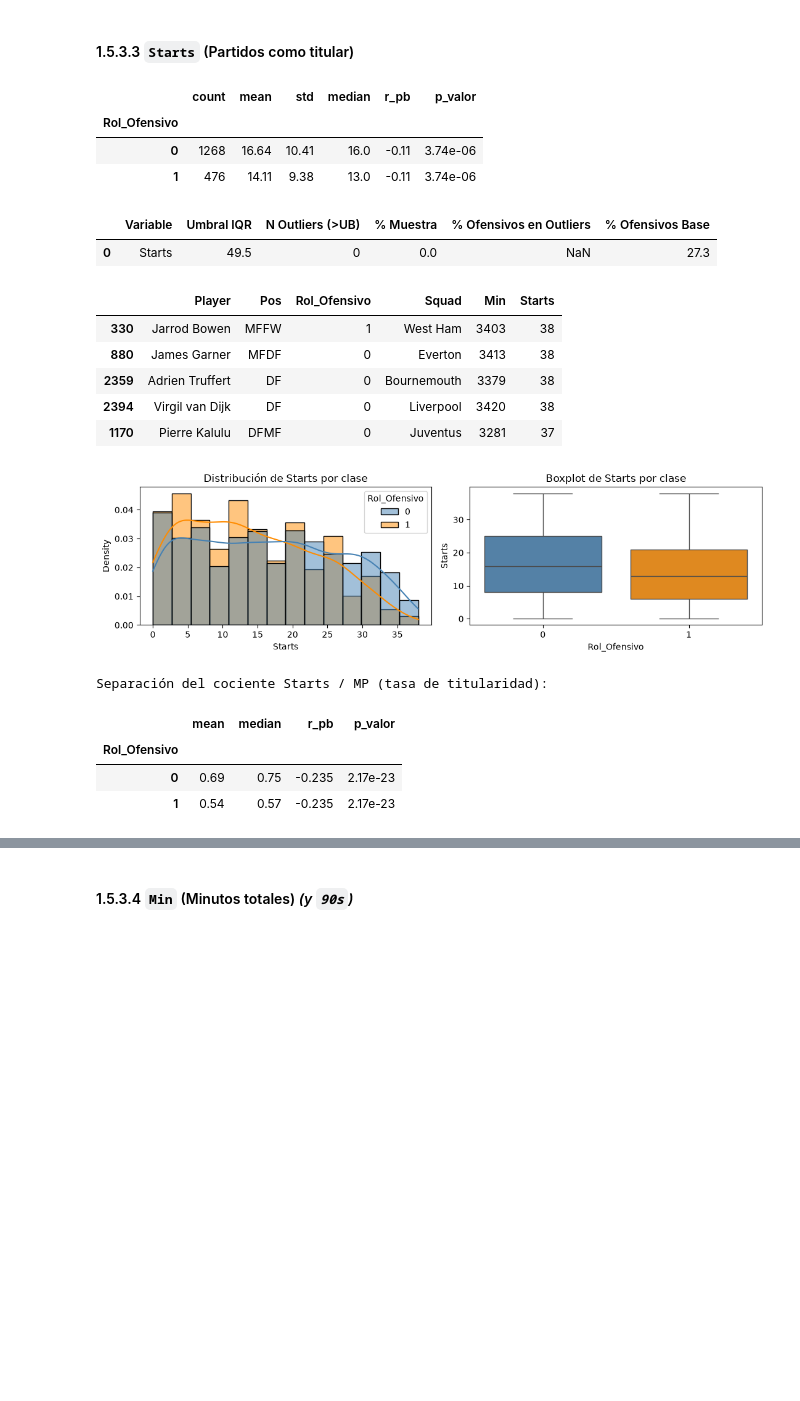
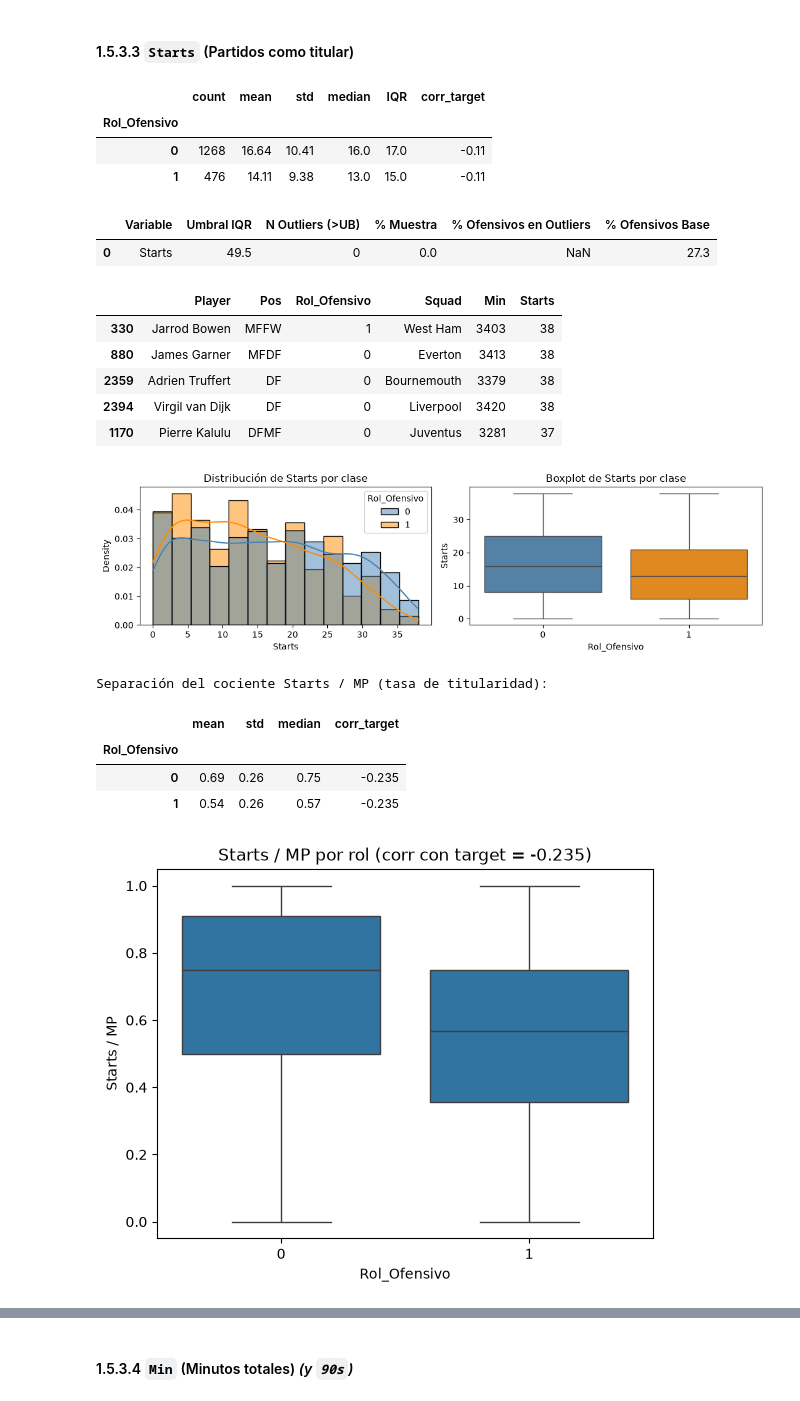
Before and after one commit to alexalvrz-yeah/Proyecto-Fusball, a Jupyter notebook: fussball.ipynb, the cells around one changed output, grey strips where cells are left out. Saved outputs shown, nothing was run; the diff lists cells and outputs as text; code cells hidden in the pictures; blank space fills up the shorter version.

```diff
--- a/fussball.ipynb
+++ b/fussball.ipynb
@@ -298,7 +298,7 @@ d = df.drop(columns=['Matches'], errors='ignore')
 # Separar id único de id repetido
 dup = d.duplicated('-9999', keep=False)
 unicos = d[~dup].copy()
-repetidos = d[dup].sort_values('Min', ascending=False)   # 'first' = club con más minutos
+repetidos = d[dup].sort_values('Min', ascending=False).copy()   # 'first' = club con más minutos
 
 # solo los repetidos
 sumas = ['MP', 'Starts', 'Min', '90s', 'Gls', 'Ast', 'G+A',
@@ -327,3 +327,18 @@ unicos['n_clubes'] = 1
 unicos['traspaso'] = False
 
 df_nodup = pd.concat([unicos, cons[unicos.columns]], ignore_index=True)
+
+# multi-hot ponderado por minutos (cada liga = fracción de minutos del jugador en ella)
+w = d[['-9999', 'Comp', 'Min']].copy()
+w['Min'] = w['Min'].fillna(0)
+w['peso'] = w['Min']
+
+# jugadores con 0 minutos en total: reparto uniforme entre sus filas para evitar 0/0
+sin_min = w.groupby('-9999')['Min'].transform('sum') <= 0
+w.loc[sin_min, 'peso'] = 1
+
+frac = w.pivot_table(index='-9999', columns='Comp',
+                     values='peso', aggfunc='sum', fill_value=0)
+frac = frac.div(frac.sum(axis=1), axis=0).add_prefix('liga_')
+
+df_nodup = df_nodup.merge(frac, left_on='-9999', right_index=True, how='left')
@@ -403,8 +419,3 @@ En el caso de *Comp*, vamos a hacer *one hot encoding* porque queremos saber a q
 En el de *Pos* lo que haremos es convertirla en una binaria, queremos saber si el jugador juega de delantero (tiene FW o alguna combinación que lo incluya) o no. Arriba hemos visto que los que contienen *foward* son FW, MFFW, FWMF y DFFW, serán 1. El resto serán 0.
 
 Hagamos las transformaciones:
-# %%
-df_filtrado = pd.get_dummies(df_filtrado, columns=['Comp'], dtype=int, drop_first=True) # perdemos bundesliga
-# pero si no perteneces a ninguna de las cuatro ligas representadas por el dummy, eres de la bundesliga
-# no pierdes info ni eres redundante asi
-df_filtrado.head()
@@ -461,8 +464,5 @@ Disponemos de 2181 jugadores y 26 atributos.
 # %% [markdown]
 Hemos reducido bastantes dimensiones, teniendo en cuenta que luego vamos a quitar más.
-# %%
-cols = ["Comp_eng Premier League","Comp_es La Liga","Comp_fr Ligue 1","Comp_it Serie A","Rol_Ofensivo","traspaso"]
-df_filtrado[cols] = df_filtrado[cols].astype('category')
 # %% [markdown]
 ## 1.5 EDA
 
@@ -663,31 +663,36 @@ Jugadores con más de 38 partidos (por traspaso invernal entre calendarios):
 # %% [markdown]
 #### 1.5.3.3 `Starts` (Partidos como titular)
 # %%
-# 1.5.3.3 Starts (Titularidades) y comprobación de la proporción Starts / MP
 analizar_variable('Starts')
 
 ratio_titular = X_train['Starts'] / X_train['MP']
 r_ratio, _ = pointbiserialr(y_train, ratio_titular)
 resumen_ratio = train_df.assign(Starts_MP=ratio_titular).groupby('Rol_Ofensivo')['Starts_MP'].agg(['mean', 'std', 'median']).round(2)
 resumen_ratio['corr_target'] = round(r_ratio, 3)
 print('Separación del cociente Starts / MP (tasa de titularidad):')
 display(resumen_ratio)
+
+sns.boxplot(x=train_df['Rol_Ofensivo'], y=ratio_titular)
+plt.title(f'Starts / MP por rol (corr con target = {r_ratio:.3f})')
+plt.ylabel('Starts / MP')
+plt.show()
 # %% [output]
-|  | count | mean | std | median | r_pb | p_valor |
+|  | count | mean | std | median | IQR | corr_target |
 | Rol_Ofensivo |  |  |  |  |  |  |
-| 0 | 1268 | 16.64 | 10.41 | 16.0 | -0.11 | 3.74e-06 |
-| 1 | 476 | 14.11 | 9.38 | 13.0 | -0.11 | 3.74e-06 |
+| 0 | 1268 | 16.64 | 10.41 | 16.0 | 17.0 | -0.11 |
+| 1 | 476 | 14.11 | 9.38 | 13.0 | 15.0 | -0.11 |
 |  | Variable | Umbral IQR | N Outliers (>UB) | % Muestra | % Ofensivos en Outliers | % Ofensivos Base |
 | 0 | Starts | 49.5 | 0 | 0.0 | NaN | 27.3 |
 |  | Player | Pos | Rol_Ofensivo | Squad | Min | Starts |
 | 330 | Jarrod Bowen | MFFW | 1 | West Ham | 3403 | 38 |
 | 880 | James Garner | MFDF | 0 | Everton | 3413 | 38 |
 | 2359 | Adrien Truffert | DF | 0 | Bournemouth | 3379 | 38 |
 | 2394 | Virgil van Dijk | DF | 0 | Liverpool | 3420 | 38 |
 | 1170 | Pierre Kalulu | DFMF | 0 | Juventus | 3281 | 37 |
 [figure]
 Separación del cociente Starts / MP (tasa de titularidad):
-|  | mean | median | r_pb | p_valor |
+|  | mean | std | median | corr_target |
 | Rol_Ofensivo |  |  |  |  |
-| 0 | 0.69 | 0.75 | -0.235 | 2.17e-23 |
-| 1 | 0.54 | 0.57 | -0.235 | 2.17e-23 |
+| 0 | 0.69 | 0.26 | 0.75 | -0.235 |
+| 1 | 0.54 | 0.26 | 0.57 | -0.235 |
+[figure, added]
```
Also changed, not shown: parts of 121 cells of this notebook.
